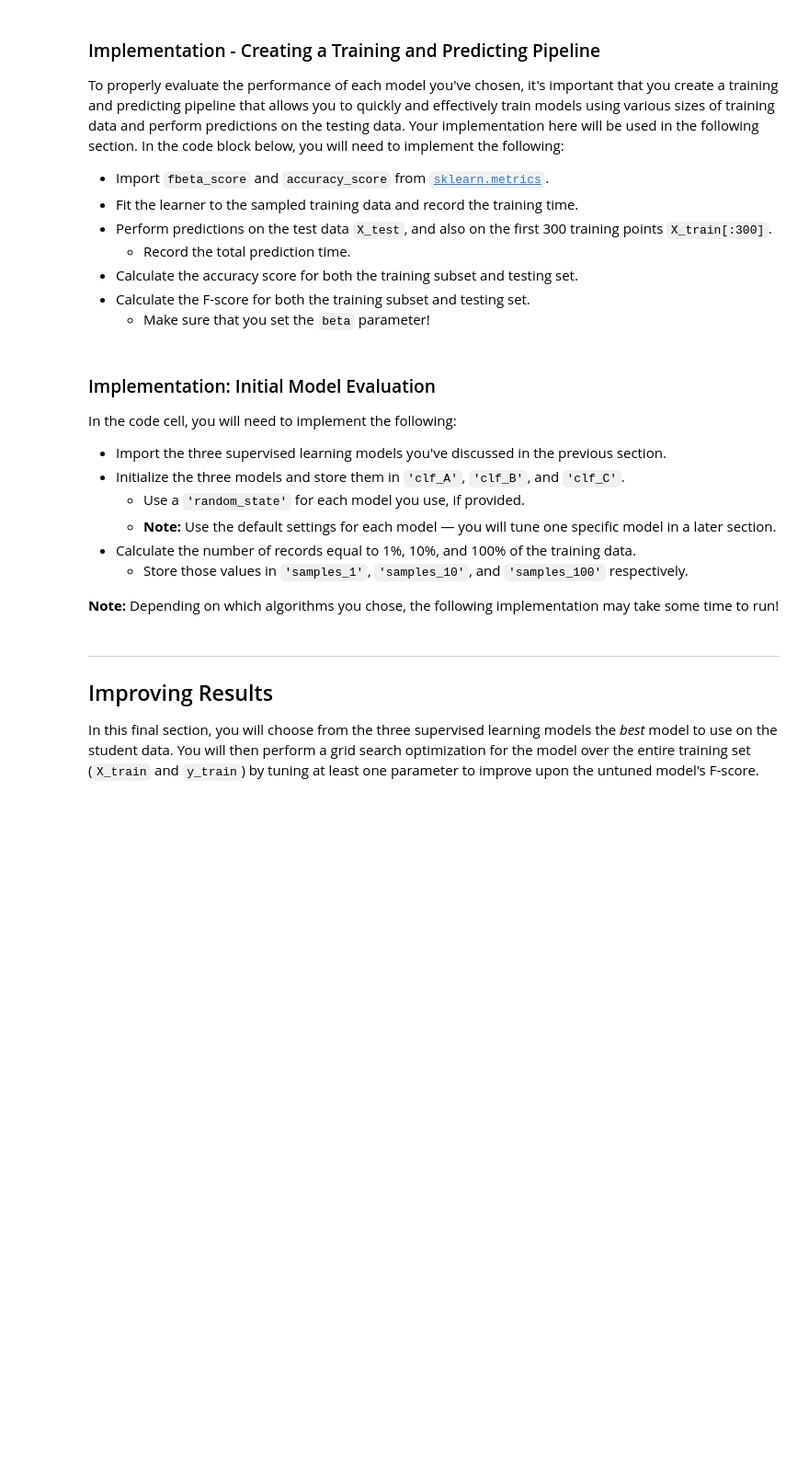
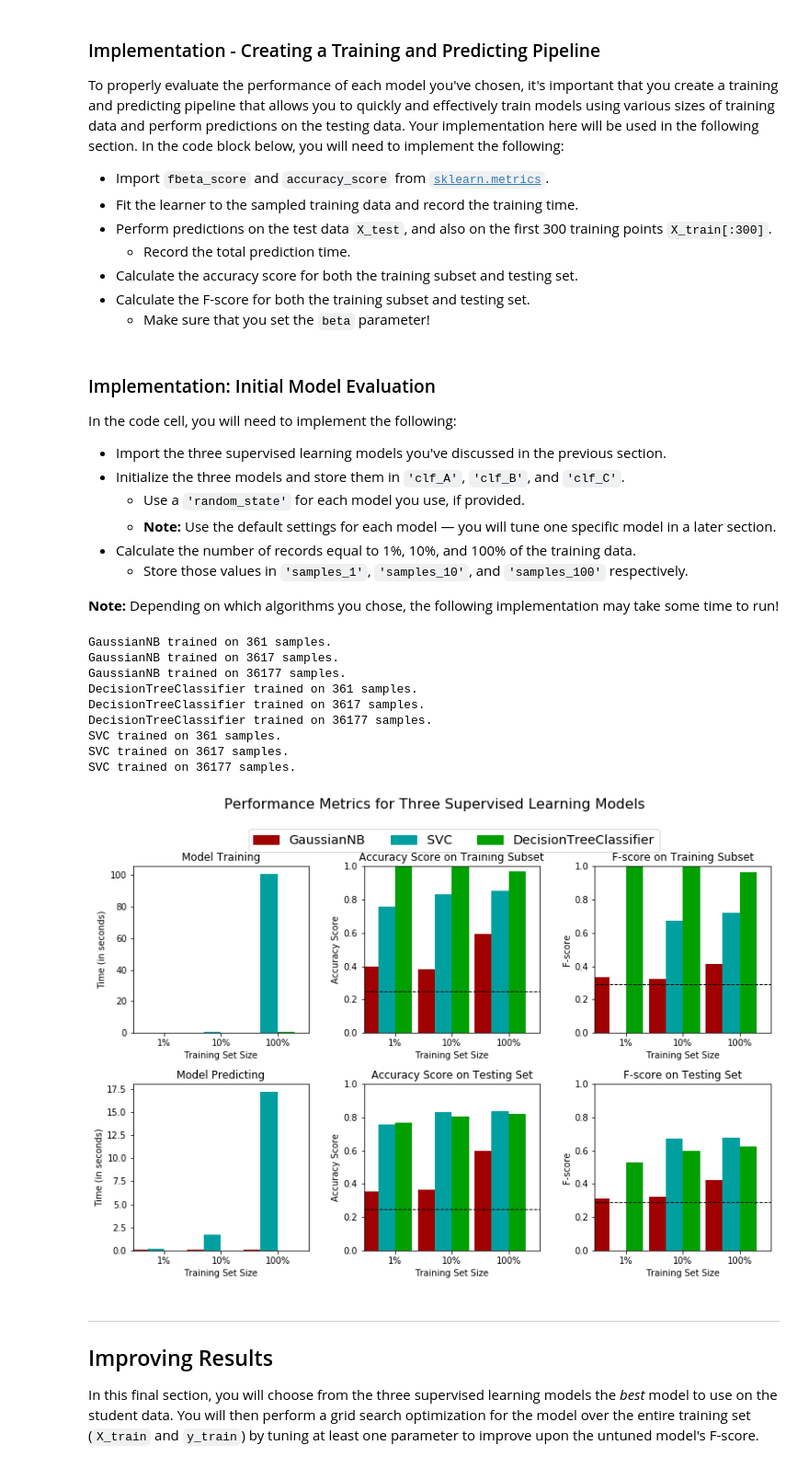
Before and after one commit to CheloGE/MachineLearningProjects, a Jupyter notebook: finding_donors/finding_donors.ipynb, the cells around one changed output. Shown at 92% size. Cells and saved outputs as stored; diff of their text form; code cells hidden in the pictures; blank space fills up the shorter version.

```diff
--- a/finding_donors/finding_donors.ipynb
+++ b/finding_donors/finding_donors.ipynb
@@ -258,7 +258,8 @@ recall = 1
 precision = accuracy
 
 # TODO: Calculate F-score using the formula above for beta = 0.5 and correct values for precision and recall.
-fscore = ((1 + 0.5**2) * precision * (recall)) /((0.5**2) * accuracy + recall)
+beta=0.5
+fscore = ((1 + beta**2) * precision * (recall)) /((beta**2) * accuracy + recall)
 
 # Print the results
 print("Naive Predictor: [Accuracy score: {:.4f}, F-score: {:.4f}]".format(accuracy, fscore))
@@ -301,7 +347,8 @@ In the code block below, you will need to implement the following:
    - Make sure that you set the `beta` parameter!
 # %%
 # TODO: Import two metrics from sklearn - fbeta_score and accuracy_score
-
+from sklearn.metrics import fbeta_score
+from sklearn.metrics import accuracy_score
 def train_predict(learner, sample_size, X_train, y_train, X_test, y_test):
     '''
     inputs:
@@ -314,36 +361,37 @@ def train_predict(learner, sample_size, X_train, y_train, X_test, y_test):
     '''
 
     results = {}
-
-    # TODO: Fit the learner to the training data using slicing with 'sample_size' using .fit(training_features[:], training_labels[:])
+    sample_size=int(sample_size)
+    # TODO: Fit the learner to the training data using slicing with 'sample_size' using .fit(training_features[:],
+    #       training_labels[:])
     start = time() # Get start time
-    learner = None
+    learner.fit(X_train.iloc[:sample_size, :], y_train[:sample_size])
     end = time() # Get end time
 
     # TODO: Calculate the training time
-    results['train_time'] = None
+    results['train_time'] = end-start
 
     # TODO: Get the predictions on the test set(X_test),
     #       then get predictions on the first 300 training samples(X_train) using .predict()
     start = time() # Get start time
-    predictions_test = None
-    predictions_train = None
+    predictions_test = learner.predict(X_test)
+    predictions_train = learner.predict(X_train.iloc[:300,:])
     end = time() # Get end time
 
     # TODO: Calculate the total prediction time
-    results['pred_time'] = None
+    results['pred_time'] = end-start
 
     # TODO: Compute accuracy on the first 300 training samples which is y_train[:300]
-    results['acc_train'] = None
+    results['acc_train'] = accuracy_score(y_train.iloc[:300],predictions_train)
 
     # TODO: Compute accuracy on test set using accuracy_score()
-    results['acc_test'] = None
+    results['acc_test'] = accuracy_score(y_test,predictions_test)
 
     # TODO: Compute F-score on the the first 300 training samples using fbeta_score()
-    results['f_train'] = None
+    results['f_train'] = fbeta_score(y_train.iloc[:300],predictions_train,beta=0.5)
 
     # TODO: Compute F-score on the test set which is y_test
-    results['f_test'] = None
+    results['f_test'] = fbeta_score(y_test,predictions_test,beta=0.5)
 
     # Success
     print("{} trained on {} samples.".format(learner.__class__.__name__, sample_size))
@@ -363,31 +411,44 @@ In the code cell, you will need to implement the following:
 **Note:** Depending on which algorithms you chose, the following implementation may take some time to run!
 # %%
 # TODO: Import the three supervised learning models from sklearn
-
+from sklearn.naive_bayes import GaussianNB
+from sklearn.tree import DecisionTreeClassifier
+from sklearn.svm import SVC
 # TODO: Initialize the three models
-clf_A = None
-clf_B = None
-clf_C = None
+clf_A = GaussianNB()
+clf_B = DecisionTreeClassifier()
+clf_C = SVC()
 
 # TODO: Calculate the number of samples for 1%, 10%, and 100% of the training data
 # HINT: samples_100 is the entire training set i.e. len(y_train)
 # HINT: samples_10 is 10% of samples_100 (ensure to set the count of the values to be `int` and not `float`)
 # HINT: samples_1 is 1% of samples_100 (ensure to set the count of the values to be `int` and not `float`)
-samples_100 = None
-samples_10 = None
-samples_1 = None
+samples_100 = X_train.shape[0]
+samples_10 = 0.1*X_train.shape[0]
+samples_1 = 0.01*X_train.shape[0]
 
 # Collect results on the learners
 results = {}
 for clf in [clf_A, clf_B, clf_C]:
     clf_name = clf.__class__.__name__
     results[clf_name] = {}
     for i, samples in enumerate([samples_1, samples_10, samples_100]):
         results[clf_name][i] = \
         train_predict(clf, samples, X_train, y_train, X_test, y_test)
 
 # Run metrics visualization for the three supervised learning models chosen
 vs.evaluate(results, accuracy, fscore)
+# %% [output]
+GaussianNB trained on 361 samples.
+GaussianNB trained on 3617 samples.
+GaussianNB trained on 36177 samples.
+DecisionTreeClassifier trained on 361 samples.
+DecisionTreeClassifier trained on 3617 samples.
+DecisionTreeClassifier trained on 36177 samples.
+SVC trained on 361 samples.
+SVC trained on 3617 samples.
+SVC trained on 36177 samples.
+[figure, added]
 # %% [markdown]
 ----
 ## Improving Results
```
Also changed, not shown: parts of 4 cells of this notebook.
